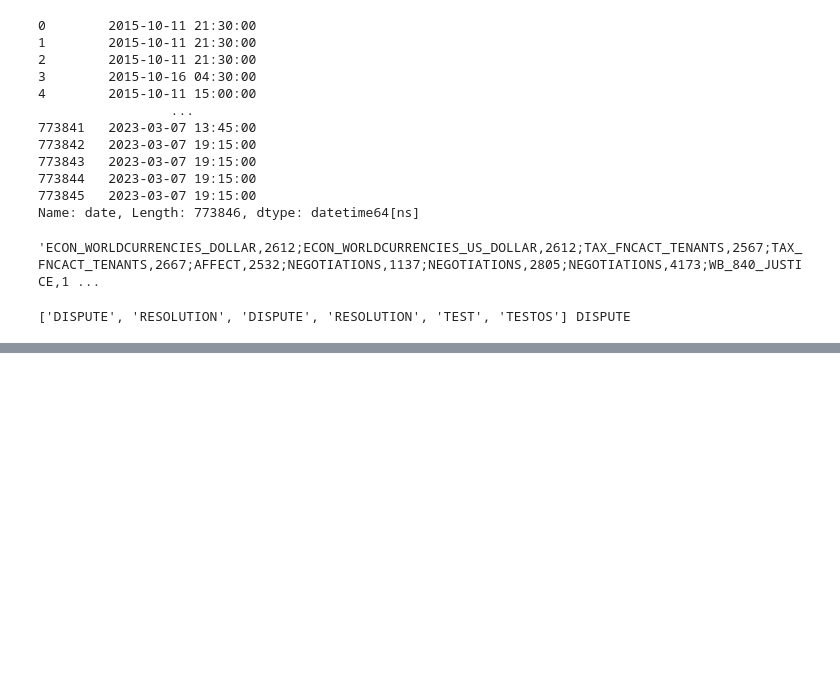
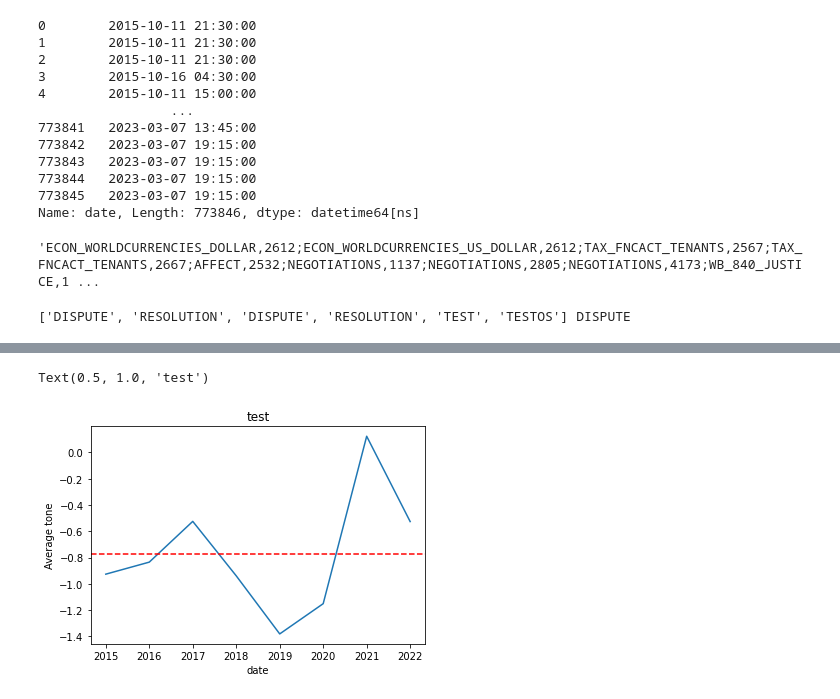
Before and after one commit to amaurycor/CRP_Egyptian_Economy, a Jupyter notebook: CRP_Egypt_Analysis.ipynb, the cells around one changed output, grey strips where cells are left out. Drawn from its saved outputs; the diff is of its cells as text; code cells hidden in the pictures; blank space fills up the shorter version.

```diff
--- a/CRP_Egypt_Analysis.ipynb
+++ b/CRP_Egypt_Analysis.ipynb
@@ -6,5 +5,5 @@ from statistics import mean
 import numpy as np
 # %%
 # Data import
-df=pd.read_csv('/Users/jeanlahellec/Library/Mobile Documents/com~apple~CloudDocs/Master ESSEC/headlines_english_arabic_countries.csv')
-#df = pd.read_csv('/Users/amaury/Documents/!DSBA/CRP/headlines_english_arabic_countries.csv')
+#df=pd.read_csv('/Users/jeanlahellec/Library/Mobile Documents/com~apple~CloudDocs/Master ESSEC/headlines_english_arabic_countries.csv')
+df = pd.read_csv('/Users/amaury/Documents/!DSBA/CRP/headlines_english_arabic_countries.csv')
@@ -41,6 +37,3 @@ df['mean_tone'] = df.tone.apply(lambda x: x[0])
 df['pos_tone'] = df.tone.apply(lambda x: x[1])
 df['neg_tone'] = df.tone.apply(lambda x: x[2])
 df['binary_tone'] = df.tone.apply(lambda x: 1 if x[1] > x[2] else 0) # 1 if pos_tone > neg_tone otherwise 0
-# %%
-df['mean_tone'] = df.tone.apply(lambda x: np.average(x[:-1]))
-df.mean_tone.head()
@@ -129,11 +139,21 @@ mean_tone                   0
 dtype: int64
 # %%
-# Definition of the filter keywords
-#country_filter = ['Egypt','Cairo','Alexandria']
-theme_filter = ['TRADE','MARKET']
+# Definition of the theme filter keywords
+def filtering_themes(dataframe,theme):
 
-# Filtering by theme
-filtered_df = df[df['enhancedthemes'].apply(lambda x: any(keyword in x for keyword in theme_filter))]
-# Filtering by country
-#filtered_df = filtered_df[filtered_df[''].apply(lambda x: any(keyword in x for keyword in country_filter)) or filtered_df[''].apply(lambda x: any(keyword in x for keyword in country_filter))]
-print(filtered_df)
+    if theme == 'CONSUMPTION':
+        filter = ['CONSUMPTION','CONSUME','CONSUMER','PURCHASE','PURCHASING','PURCHASER','BUYER']
+        themes_filtered_df = dataframe[dataframe['enhancedthemes'].apply(lambda x: any(keyword in x for keyword in filter))]
+
+    elif theme == 'TRADE':
+        filter = ['TRADE','MARKET']
+        themes_filtered_df = dataframe[dataframe['enhancedthemes'].apply(lambda x: any(keyword in x for keyword in filter))]
+
+    elif theme == 'EMPLOYMENT':
+        filter = ['EMPLOYMENT','UNEMPLOYMENT']
+        themes_filtered_df = dataframe[dataframe['enhancedthemes'].apply(lambda x: any(keyword in x for keyword in filter))]
+
+    else:
+        print('Theme is not recognised, please select between: "CONSUMPTION", "TRADE", "EMPLOYMENT".')
+
+    return(themes_filtered_df)
@@ -158,3 +160,5 @@ print(filtered_df)
+# %%
+filtered_df = filtering_themes(df,'CONSUMPTION')
 # %%
 # Count the filtered number of articles per year
 nb_articles= filtered_df.groupby(filtered_df.date.dt.year)['enhancedthemes'].count()
@@ -194,0 +210,13 @@ print(ratio_tone)
+# %%
+import matplotlib.pyplot as plt
+# plot the data
+plt.plot(avg_tone.loc[:2022])
+plt.axhline(avg_tone.loc[:2022].mean(), color='red', linestyle='--', label='Average')
+
+# set axis labels and title
+plt.xlabel('date')
+plt.ylabel('Average tone')
+plt.title('test')
+# %% [output]
+Text(0.5, 1.0, 'test')
+[figure, added]
```
Also changed, not shown: parts of 29 cells of this notebook.
